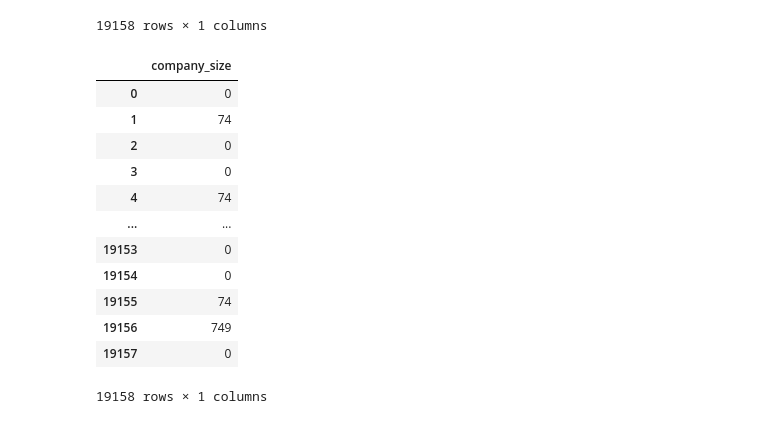
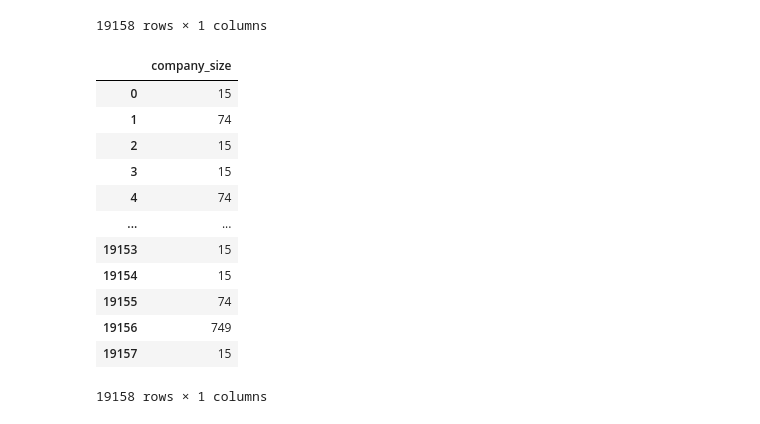
Before and after one commit to wbchristerson/machine-learning-projects, a Jupyter notebook: job-change-analysis/hr-analytics-data.ipynb, the cells around one changed output. Saved outputs shown, nothing was run; the diff lists cells and outputs as text; code cells hidden in the pictures.

```diff
--- a/job-change-analysis/hr-analytics-data.ipynb
+++ b/job-change-analysis/hr-analytics-data.ipynb
@@ -316,44 +316,44 @@ NaN: 5938
 5000-9999     563
 '''
 
 def to_company_size_transform(x):
     if x == "<10":
         return 5
     elif x == "10000+":
         return 10000
     elif x == "10/49":
         return 30
     elif '-' in x:
         a, b = list(map(int, x.split('-')))
         return (a+b) // 2
     else:
-        return 0
+        return int(x)
 
 class CompanySizeTransformer:
     def fit(self, X, y=None):
         return self
 
     def transform(self, X, y=None):
         return X.applymap(to_company_size_transform)
 
 company_size_pipeline = Pipeline([
-    ('fill_imputer', SimpleImputer(strategy="constant", fill_value="0")),
+    ('fill_imputer', SimpleImputer(strategy="constant", fill_value="15")),
     ('pandarizer', PandarizerTransformer(["company_size"])),
     ('company_size_numeric_transformer', CompanySizeTransformer()),
 ])
 
 company_size_pipeline.fit_transform(project_data[["company_size"]])
 # %% [output]
 |  | company_size |
-| 0 | 0 |
+| 0 | 15 |
 | 1 | 74 |
-| 2 | 0 |
-| 3 | 0 |
+| 2 | 15 |
+| 3 | 15 |
 | 4 | 74 |
 | ... | ... |
-| 19153 | 0 |
-| 19154 | 0 |
+| 19153 | 15 |
+| 19154 | 15 |
 | 19155 | 74 |
 | 19156 | 749 |
-| 19157 | 0 |
+| 19157 | 15 |
 19158 rows × 1 columns
```
Also changed, not shown: parts of 3 cells of this notebook.
